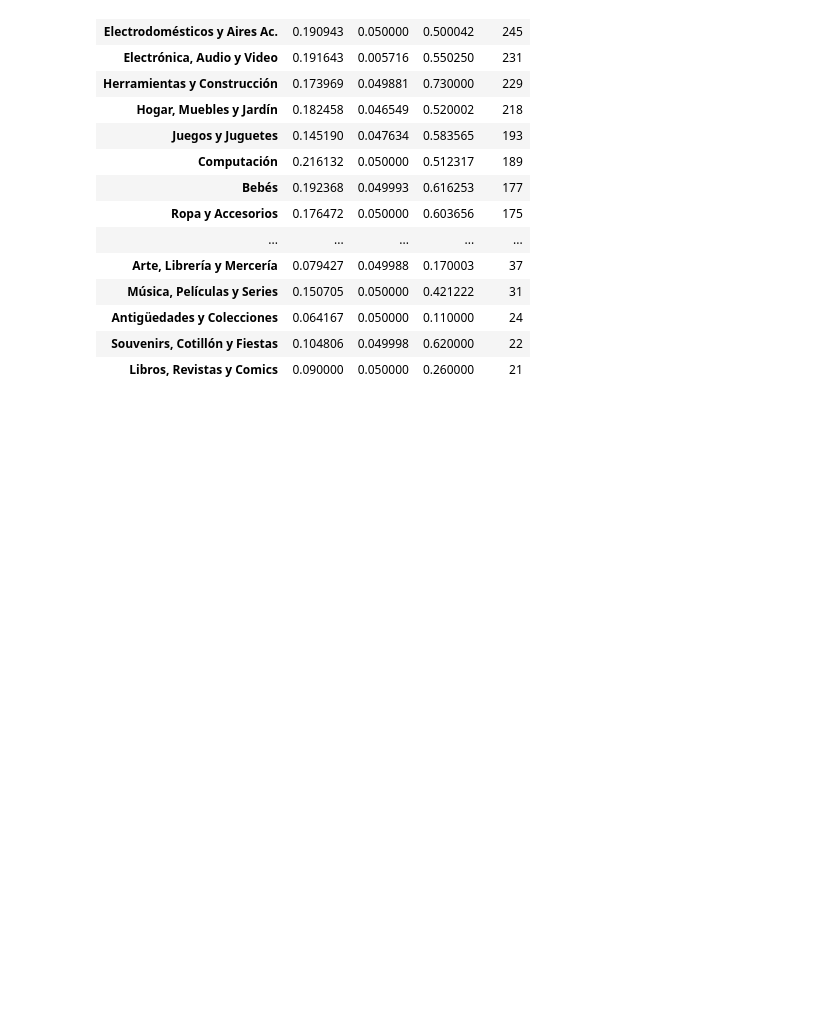
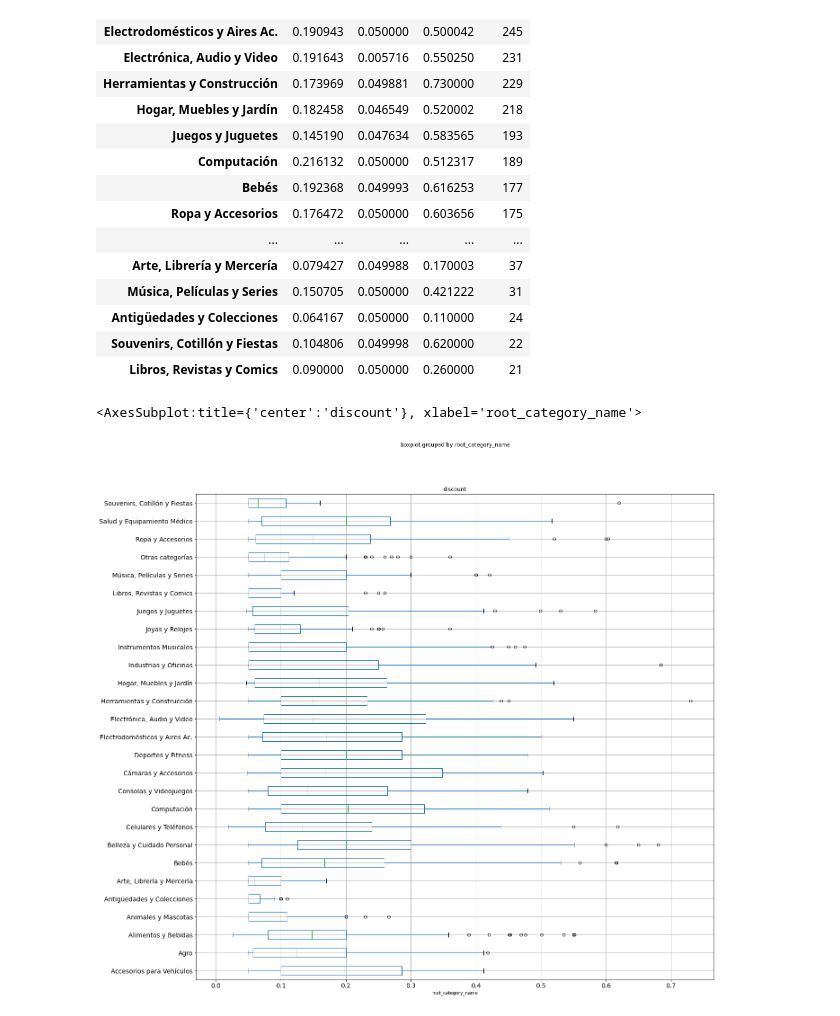
Before and after one commit to onofricamila/DSChallengeMELI, a Jupyter notebook: (1) Exploracion y analisis/EDA Publicaciones con descuento.ipynb, the cells around one changed output. Saved outputs shown, nothing was run; the diff lists cells and outputs as text; code cells hidden in the pictures; blank space fills up the shorter version.

Commit message:
boxplots

```diff
--- a/(1) Exploracion y analisis/EDA Publicaciones con descuento.ipynb
+++ b/(1) Exploracion y analisis/EDA Publicaciones con descuento.ipynb
@@ -274,5 +269,11 @@ def build_str_from_root_info(lis):
+# %%
+def build_categories_from_root(lis):
+    res = []
+    for x in lis:
+        res.append(x["name"])
+    return res
 # %%
-df["category_full_name"] = df.category_id.apply( lambda x: build_str_from_root_info(dic_all_categories[x]["root"]) if x in dic_all_categories.keys() else None )
+df["categories_from_root"] = df.category_id.apply( lambda x: build_categories_from_root(dic_all_categories[x]["root"]) + [df.category_name] if x in dic_all_categories.keys() else None )
 # %%
 df.head()
 # %% [output]
@@ -588,7 +589,10 @@ columns = [
  'location.country.id',
  'location.country.name',
  'sale_terms',
- 'discount'
+ 'discount',
+ 'category_name',
+ 'categories_from_root',
+
 ]
 # %%
 len(columns)
@@ -667,3 +671,8 @@ df_final_discount.groupby("root_category_name").agg({
 | Antigüedades y Colecciones | 0.064167 | 0.050000 | 0.110000 | 24 |
 | Souvenirs, Cotillón y Fiestas | 0.104806 | 0.049998 | 0.620000 | 22 |
 | Libros, Revistas y Comics | 0.090000 | 0.050000 | 0.260000 | 21 |
+# %%
+df_final_discount.boxplot(by='root_category_name', column=['discount'], figsize=(20,20), rot=0, vert=False, fontsize=14)
+# %% [output]
+<AxesSubplot:title={'center':'discount'}, xlabel='root_category_name'>
+[figure, added]
```
Also changed, not shown: parts of 4 cells of this notebook.
